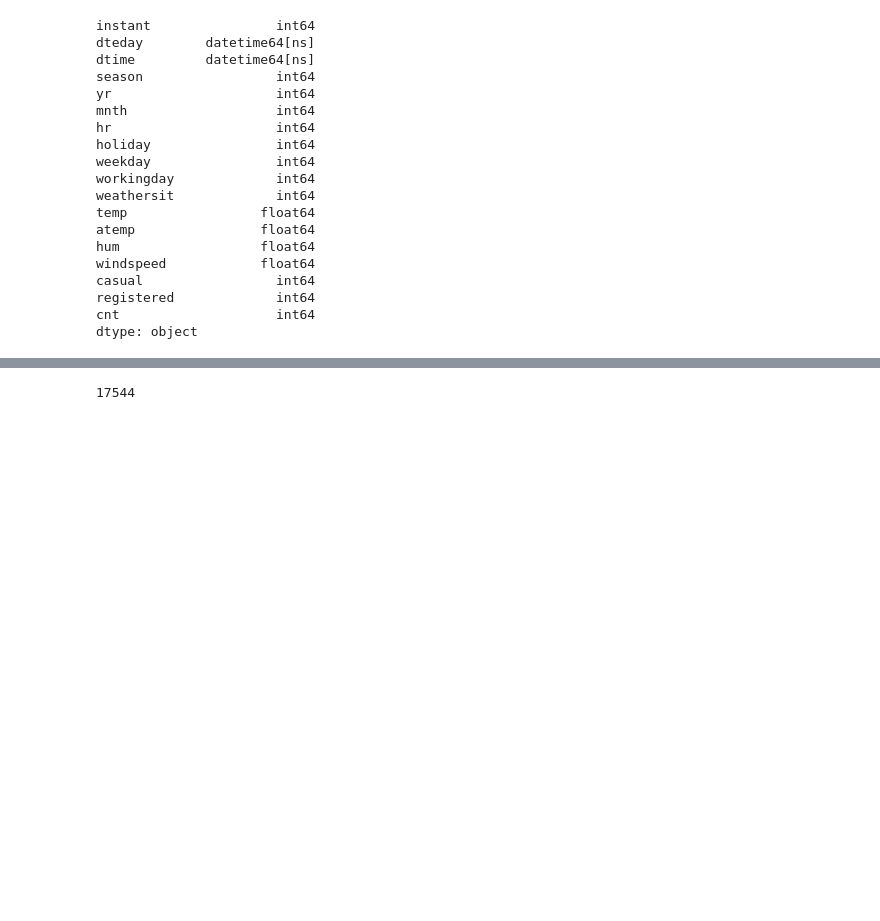
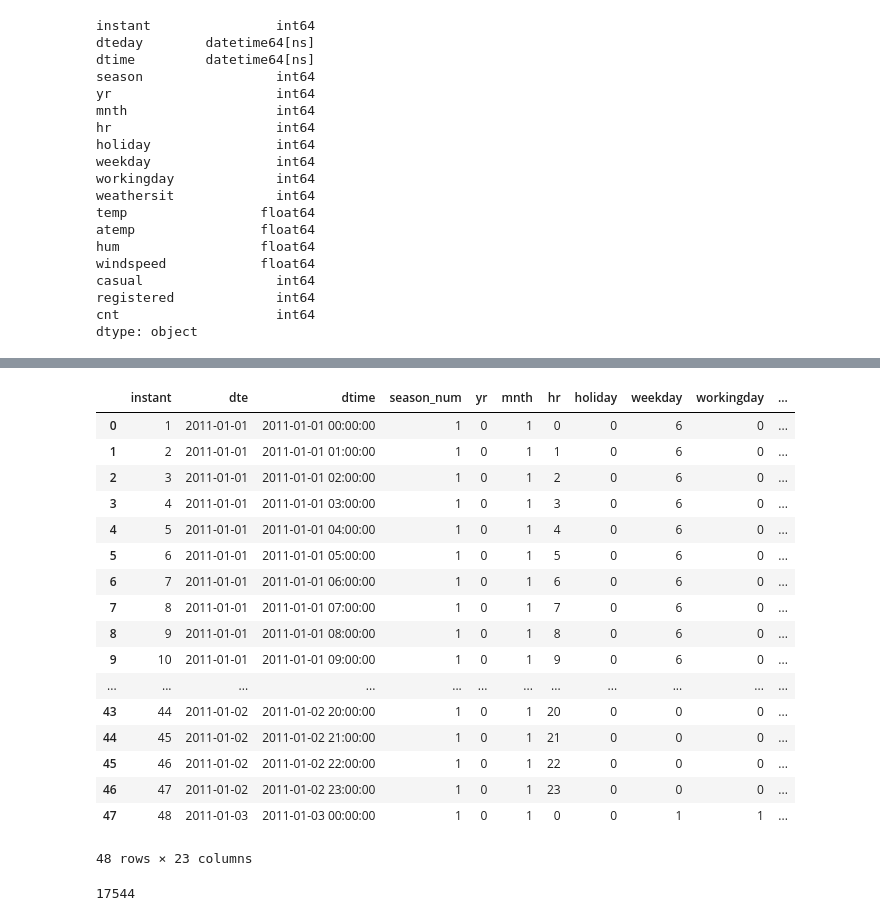
Before and after one commit to Maxremmo/Bike-Sharing-ML, a Jupyter notebook: bike_eda_hourly.ipynb, the cells around one changed output, grey strips where cells are left out. Drawn from its saved outputs; the diff is of its cells as text; code cells hidden in the pictures; blank space fills up the shorter version.

```diff
--- a/bike_eda_hourly.ipynb
+++ b/bike_eda_hourly.ipynb
@@ -51,3 +72,7 @@ df['season_name'] = df['season_num'].apply(lambda x: 'spring' if x == 1 else 'su
+# %%
+df['temp_celsius'] = (df['temp']*41).round()
+# %%
+df['temp_celsius_realfeel'] = (df['atemp']*50).round()
 # %%
 df['season_name'].value_counts()
 # %% [output]
@@ -81,7 +106,7 @@ class WeatherData():
         self.timezone = '&timezone=America%2FNew_York'
 
     def get_weather(self, start_date = '2011-01-01', end_date = '2012-12-31',
-                    hourly_list=['precipitation,cloudcover,windspeed_10m'],
+                    hourly_list=['precipitation,cloudcover,windspeed_10m','temperature_2m'],
                     daily_list = ['rain_sum,winddirection_10m_dominant']):
 
         timeframe = ('&start_date='+ start_date + '&end_date=' + end_date)
@@ -92,8 +117,6 @@ class WeatherData():
         weather_data = resp.json()
 
         return weather_data
-
-
 
 
 # api_url = ("https://archive-api.open-meteo.com/v1/archive")
@@ -187,0 +224,14 @@ df.head()
+# %%
+# Extract the precipitation data
+hourly_temp = my_weather['hourly']['temperature_2m']
+
+# Iterate over the rows in the DataFrame
+for index, row in df.iterrows():
+    temp_index = index  # Assuming the precipitation values are in the same order as the DataFrame rows
+    temp_value = hourly_temp[temp_index]
+
+    # Assign the precipitation value to the respective row in the DataFrame
+    df.at[index, 'temperature_api_celcius'] = round(temp_value)
+
+# Print the updated DataFrame
+df.head()
@@ -205,3 +263,24 @@ df.groupby('dte').sum()
+# %%
+df.head(48)
+# %% [output]
+|  | instant | dte | dtime | season_num | yr | mnth | hr | holiday | weekday | workingday | ... |
+| 0 | 1 | 2011-01-01 | 2011-01-01 00:00:00 | 1 | 0 | 1 | 0 | 0 | 6 | 0 | ... |
+| 1 | 2 | 2011-01-01 | 2011-01-01 01:00:00 | 1 | 0 | 1 | 1 | 0 | 6 | 0 | ... |
+| 2 | 3 | 2011-01-01 | 2011-01-01 02:00:00 | 1 | 0 | 1 | 2 | 0 | 6 | 0 | ... |
+| 3 | 4 | 2011-01-01 | 2011-01-01 03:00:00 | 1 | 0 | 1 | 3 | 0 | 6 | 0 | ... |
+| 4 | 5 | 2011-01-01 | 2011-01-01 04:00:00 | 1 | 0 | 1 | 4 | 0 | 6 | 0 | ... |
+| 5 | 6 | 2011-01-01 | 2011-01-01 05:00:00 | 1 | 0 | 1 | 5 | 0 | 6 | 0 | ... |
+| 6 | 7 | 2011-01-01 | 2011-01-01 06:00:00 | 1 | 0 | 1 | 6 | 0 | 6 | 0 | ... |
+| 7 | 8 | 2011-01-01 | 2011-01-01 07:00:00 | 1 | 0 | 1 | 7 | 0 | 6 | 0 | ... |
+| 8 | 9 | 2011-01-01 | 2011-01-01 08:00:00 | 1 | 0 | 1 | 8 | 0 | 6 | 0 | ... |
+| 9 | 10 | 2011-01-01 | 2011-01-01 09:00:00 | 1 | 0 | 1 | 9 | 0 | 6 | 0 | ... |
+| ... | ... | ... | ... | ... | ... | ... | ... | ... | ... | ... | ... |
+| 43 | 44 | 2011-01-02 | 2011-01-02 20:00:00 | 1 | 0 | 1 | 20 | 0 | 0 | 0 | ... |
+| 44 | 45 | 2011-01-02 | 2011-01-02 21:00:00 | 1 | 0 | 1 | 21 | 0 | 0 | 0 | ... |
+| 45 | 46 | 2011-01-02 | 2011-01-02 22:00:00 | 1 | 0 | 1 | 22 | 0 | 0 | 0 | ... |
+| 46 | 47 | 2011-01-02 | 2011-01-02 23:00:00 | 1 | 0 | 1 | 23 | 0 | 0 | 0 | ... |
+| 47 | 48 | 2011-01-03 | 2011-01-03 00:00:00 | 1 | 0 | 1 | 0 | 0 | 1 | 1 | ... |
+48 rows × 23 columns
 # %%
 len(my_weather['hourly']['precipitation'])
 # %% [output]
```
Also changed, not shown: parts of 14 cells of this notebook.
